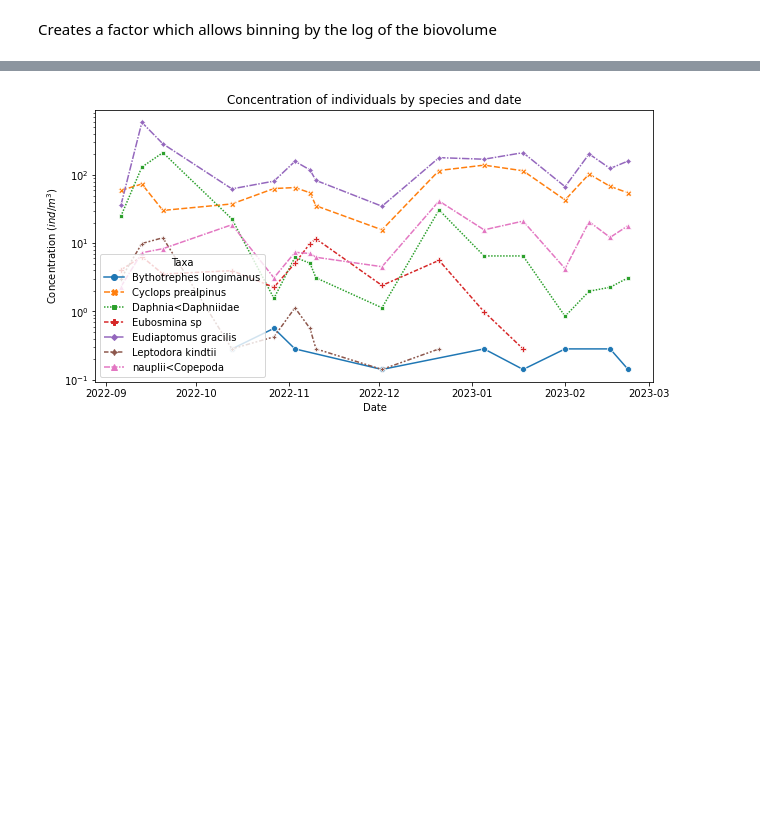
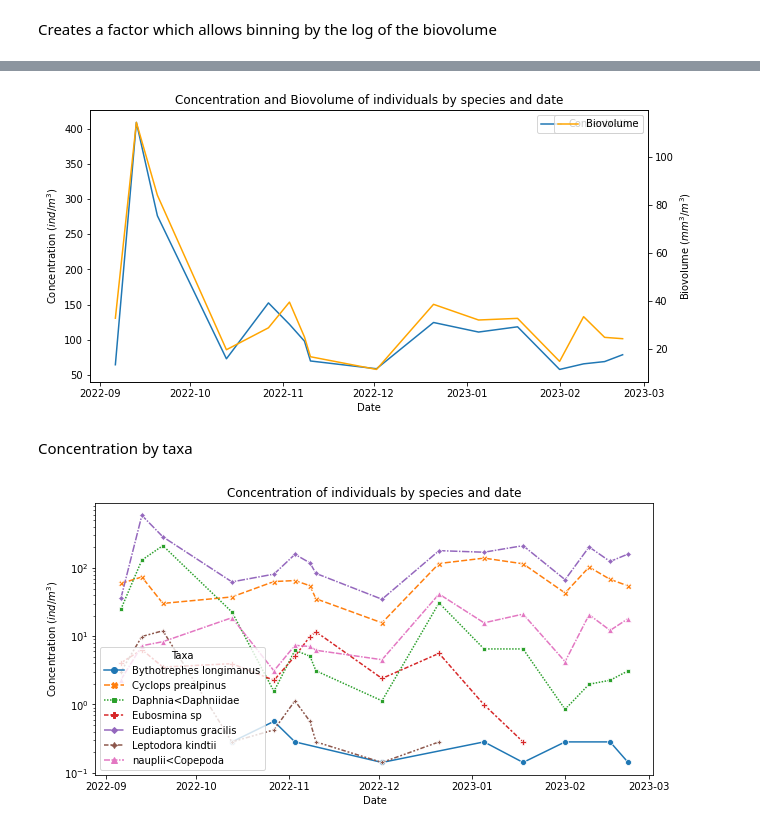
Before and after one commit to JerKeller/MP-Ecotaxa, a Jupyter notebook: ecotaxa_analysis.ipynb, the cells around one changed output, grey strips where cells are left out. Saved outputs shown, nothing was run; the diff lists cells and outputs as text; code cells hidden in the pictures; blank space fills up the shorter version.

```diff
--- a/ecotaxa_analysis.ipynb
+++ b/ecotaxa_analysis.ipynb
@@ -101,3 +176,25 @@ grouped_data_leptobitho = grouped_conc_data.query('Taxa in @group_leptobitho')
+# %%
+fig, ax1 = plt.subplots(figsize=(10, 5))
+
+# plot the first variable (Concentration) on the left y-axis
+sns.lineplot(x="Date", y="Concentration", data=total_conc, markers=True, ax=ax1, ci=None, label = "Concentration")
+ax1.set_xlabel('Date')
+ax1.set_ylabel('Concentration ($ind/m^3$)')
+
+
+ax2 = ax1.twinx()
+
+
+sns.lineplot(x="Date", y="Biovolume", data=total_conc, markers=True, ax=ax2, color='orange', ci=None, label = "Biovolume")
+ax2.set_ylabel('Biovolume ($mm^3/m^3$)')
+
+plt.title("Concentration and Biovolume of individuals by species and date")
+plt.legend()
+plt.show()
+# %% [output]
+[figure, added]
+# %% [markdown]
+Concentration by taxa
 # %%
 plt.figure(figsize=(10, 5))
 sns.lineplot(x="Date", y="Concentration", hue="Taxa", data=grouped_conc_data, style="Taxa", markers=True)
```
Also changed, not shown: parts of 22 cells of this notebook.
